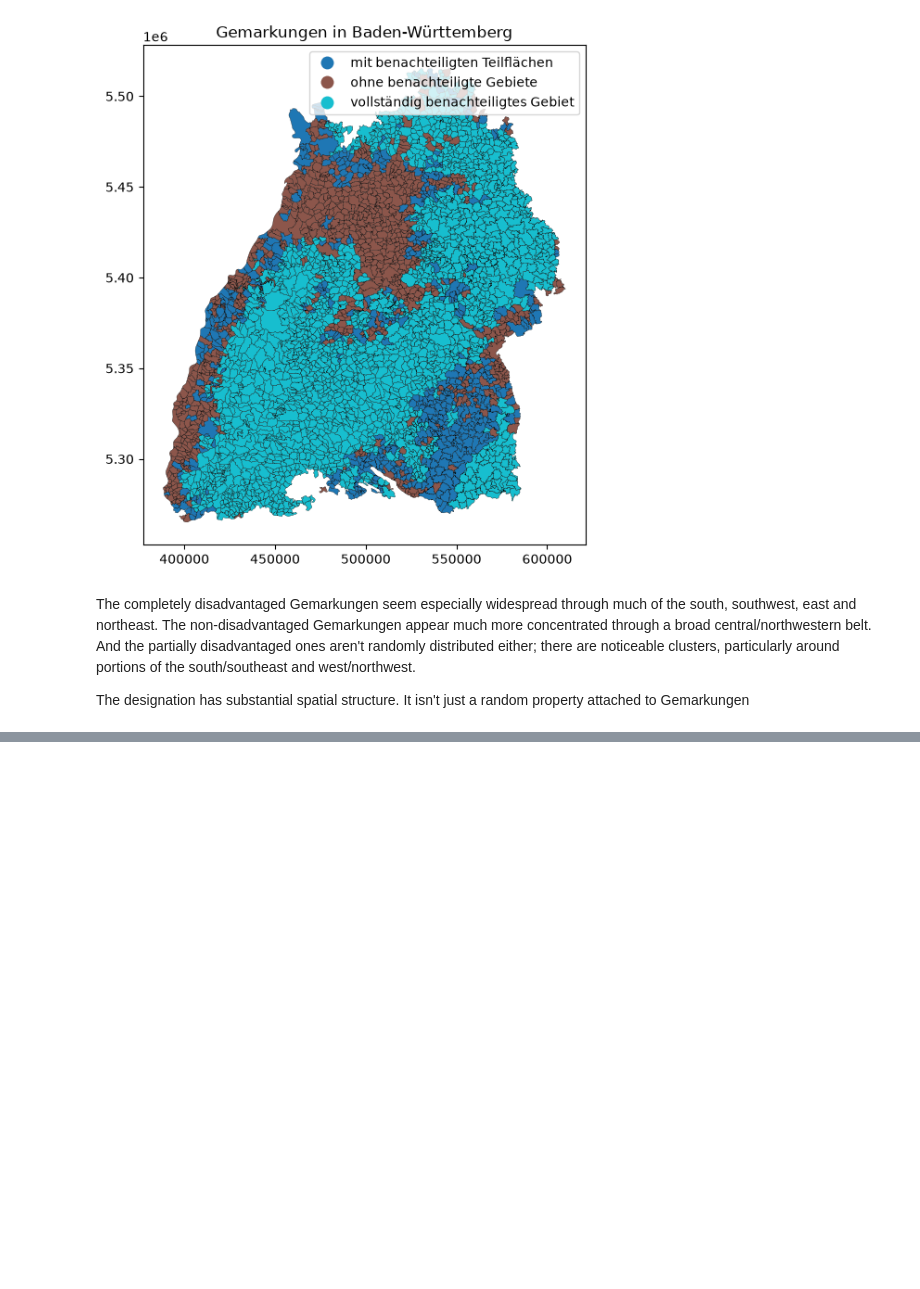
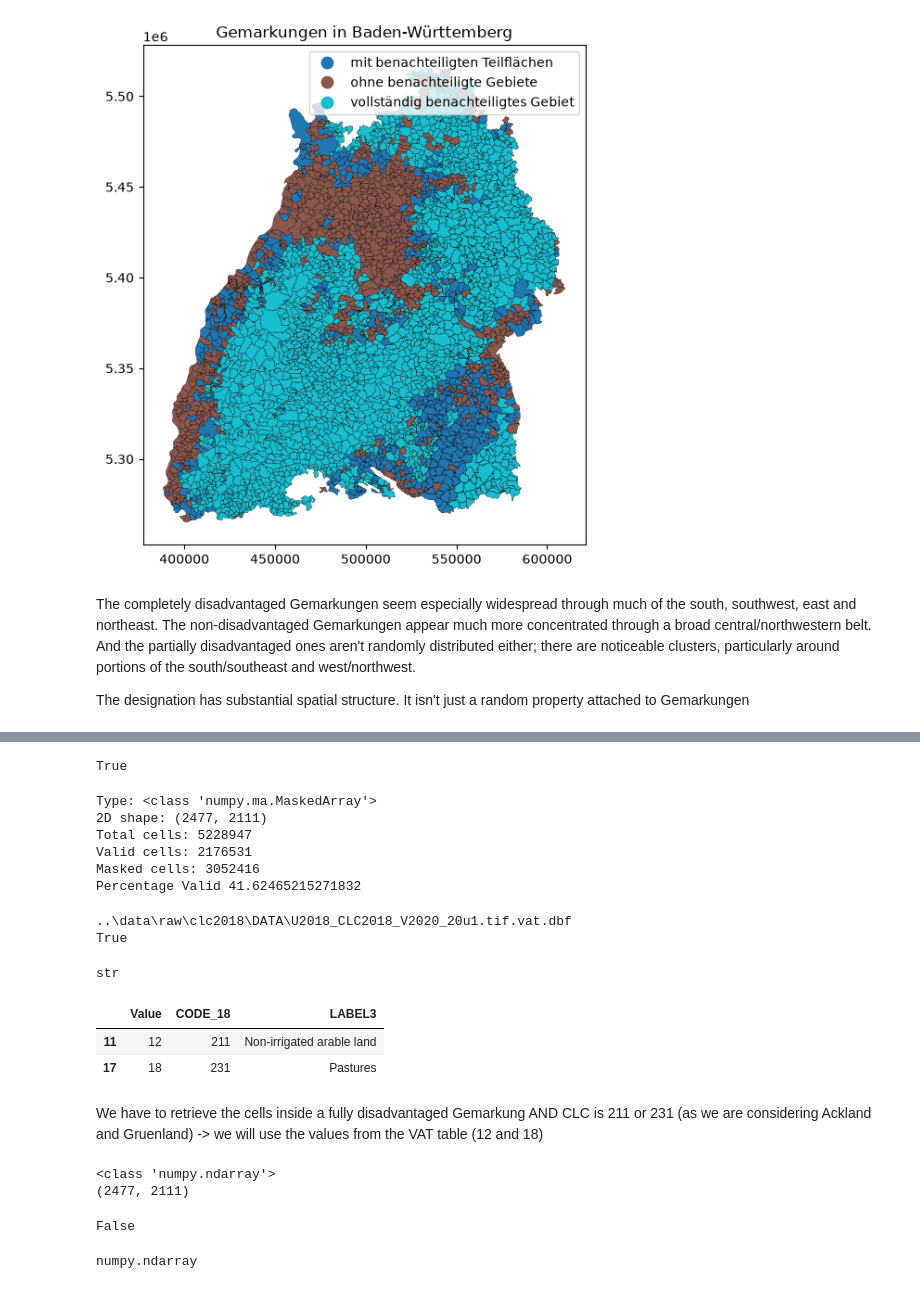
Before and after one commit to simisk/renewable-energy-site-intelligence, a Jupyter notebook: notebooks/04_suitability_constraints.ipynb, the cells around one changed output, grey strips where cells are left out. Saved outputs shown, nothing was run; the diff lists cells and outputs as text; code cells hidden in the pictures; blank space fills up the shorter version.

```diff
--- a/notebooks/04_suitability_constraints.ipynb
+++ b/notebooks/04_suitability_constraints.ipynb
@@ -281,0 +297,8 @@ agri_clean.head(5)
+# %%
+CLC_PATH = Path(
+    "../data/raw/clc2018/DATA/U2018_CLC2018_V2020_20u1.tif"
+)
+
+print(CLC_PATH.exists())
+# %% [output]
+True
@@ -281,0 +315,39 @@ agri_clean.head(5)
+# %%
+print("Type:", type(disadvantaged_clc_2d))
+print("2D shape:", disadvantaged_clc_2d.shape)
+print("Total cells:", disadvantaged_clc_2d.size)
+print("Valid cells:", disadvantaged_clc_2d.count())
+print("Masked cells:", disadvantaged_clc_2d.mask.sum())
+print("Percentage Valid", disadvantaged_clc_2d.count() / disadvantaged_clc_2d.size * 100)
+# %% [output]
+Type: <class 'numpy.ma.MaskedArray'>
+2D shape: (2477, 2111)
+Total cells: 5228947
+Valid cells: 2176531
+Masked cells: 3052416
+Percentage Valid 41.62465215271832
+# %%
+VAT_PATH = CLC_PATH.parent / "U2018_CLC2018_V2020_20u1.tif.vat.dbf"
+
+print(VAT_PATH)
+print(VAT_PATH.exists())
+# %% [output]
+..\data\raw\clc2018\DATA\U2018_CLC2018_V2020_20u1.tif.vat.dbf
+True
+# %%
+vat = gpd.read_file(VAT_PATH)
+# %%
+print(vat["CODE_18"].dtype) #check if Code_18 is an integer or string
+# %% [output]
+str
+# %%
+vat.loc[
+    vat["CODE_18"].isin(["211", "231"]),
+    ["Value", "CODE_18", "LABEL3"]
+]
+# %% [output]
+|  | Value | CODE_18 | LABEL3 |
+| 11 | 12 | 211 | Non-irrigated arable land |
+| 17 | 18 | 231 | Pastures |
+# %% [markdown]
+We have to retrieve the cells inside a fully disadvantaged Gemarkung AND CLC is 211 or 231 (as we are considering Ackland and Gruenland) -> we will use the values from the VAT table (12 and 18)
@@ -281,0 +359,14 @@ agri_clean.head(5)
+# %%
+print(type(agricultural_mask))
+print(agricultural_mask.shape)
+# %% [output]
+<class 'numpy.ndarray'>
+(2477, 2111)
+# %%
+isinstance(agricultural_mask, np.ma.MaskedArray)
+# %% [output]
+False
+# %%
+type(agricultural_mask)
+# %% [output]
+numpy.ndarray
```
Also changed, not shown: parts of 19 cells of this notebook.
